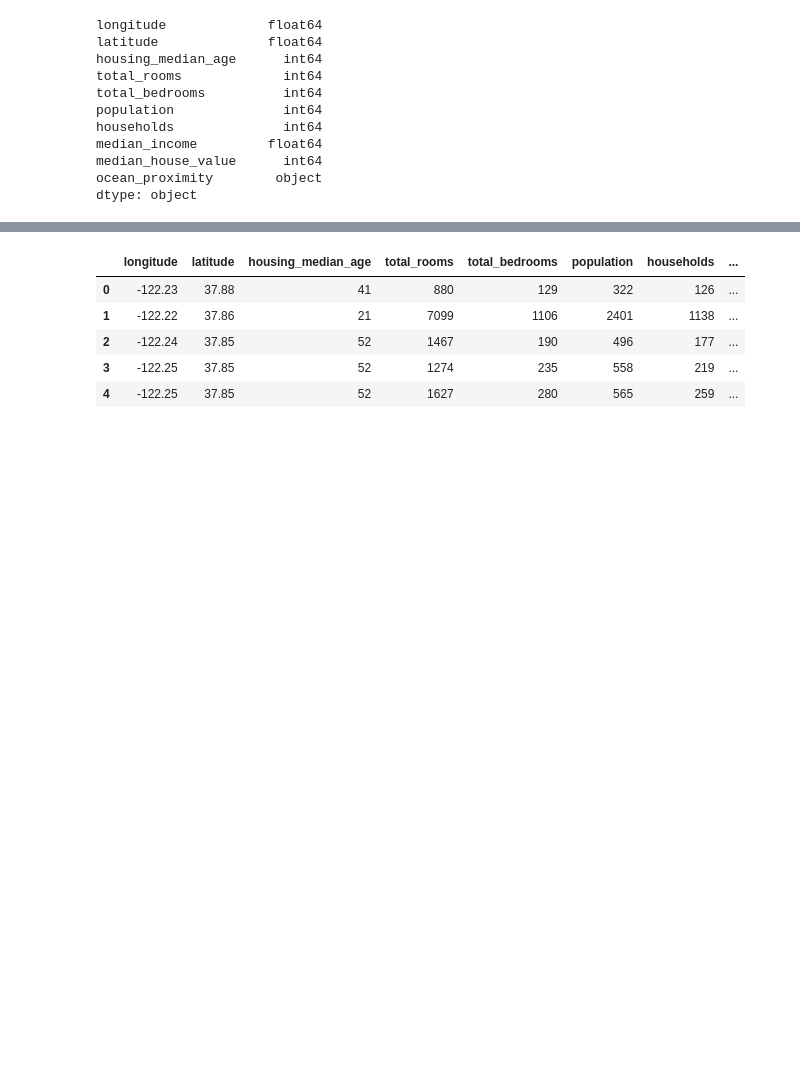
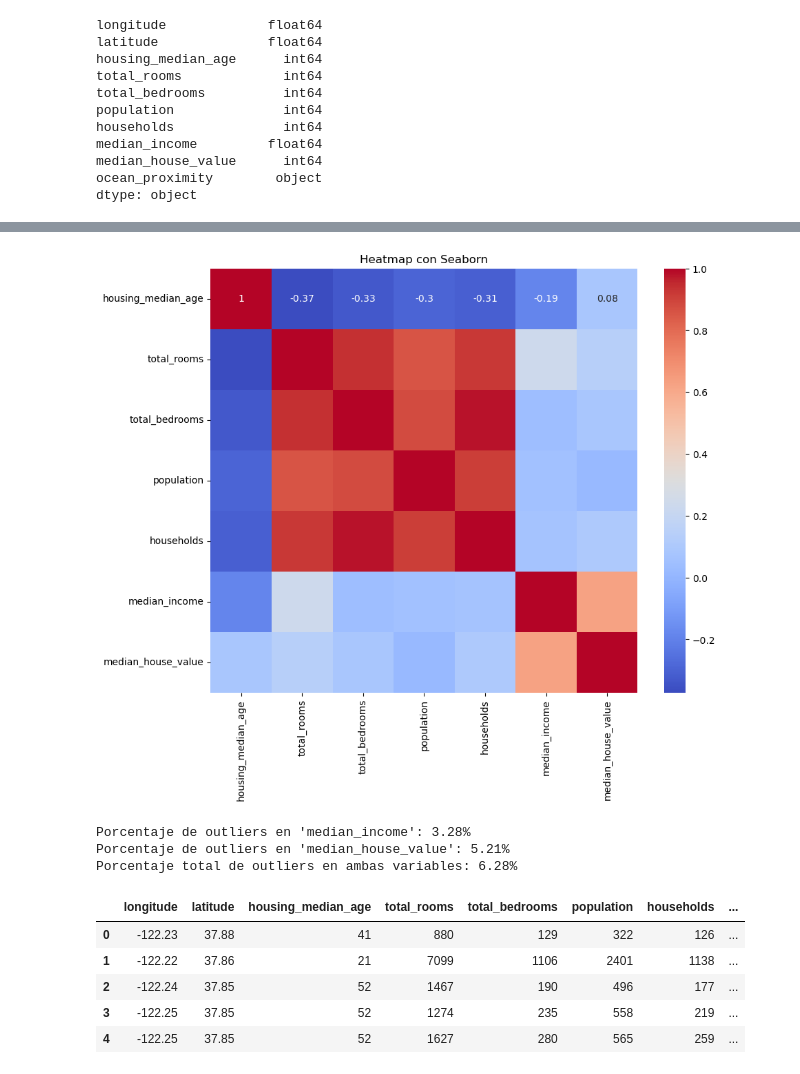
Before and after one commit to Ateibuzena/California_Housing_Prices, a Jupyter notebook: eda_lu.ipynb, the cells around one changed output, grey strips where cells are left out. Drawn from its saved outputs; the diff is of its cells as text; code cells hidden in the pictures; blank space fills up the shorter version.

```diff
--- a/eda_lu.ipynb
+++ b/eda_lu.ipynb
@@ -279,0 +296,19 @@ plt.show()
+# %%
+
+# Supongamos que df es tu DataFrame
+# Cálculo de Q1, Q3 y el rango intercuartílico (IQR)
+Q1 = df['median_income'].quantile(0.25)
+Q3 = df['median_income'].quantile(0.75)
+IQR = Q3 - Q1
+
+# Identificación de outliers
+filtro_outliers_income = (df['median_income'] < (Q1 - 1.5 * IQR)) | (df['median_income'] > (Q3 + 1.5 * IQR))
+
+# Similar para 'medianHouseValue'
+Q1 = df['median_house_value'].quantile(0.25)
+Q3 = df['median_house_value'].quantile(0.75)
+IQR = Q3 - Q1
+filtro_outliers_house_value = (df['median_house_value'] < (Q1 - 1.5 * IQR)) | (df['median_house_value'] > (Q3 + 1.5 * IQR))
+
+# Aplicar filtros si quieres eliminar ambos tipos de outliers
+df_clean = df[~(filtro_outliers_income | filtro_outliers_house_value)]
@@ -279,0 +321,47 @@ plt.show()
+# %%
+# Crear un heatmap con Seaborn
+plt.figure(figsize=(10, 8))  # Tamaño del gráfico
+sns.heatmap(df_clean.drop(columns = ['latitude', 'longitude', 'ocean_proximity']).corr(), annot=True, cmap='coolwarm')  # Crear el heatmap con la matriz de correlación de df
+plt.title('Heatmap con Seaborn')  # Título del gráfico
+plt.show()
+# %% [output]
+[figure, added]
+# %%
+# Cálculo de Q1, Q3 y el rango intercuartílico (IQR) para 'medianIncome'
+Q1_income = df['median_income'].quantile(0.25)
+Q3_income = df['median_income'].quantile(0.75)
+IQR_income = Q3_income - Q1_income
+
+# Identificación de outliers para 'medianIncome'
+filtro_outliers_income = (df['median_income'] < (Q1_income - 1.5 * IQR_income)) | (df['median_income'] > (Q3_income + 1.5 * IQR_income))
+
+# Cálculo de Q1, Q3 y el IQR para 'medianHouseValue'
+Q1_house = df['median_house_value'].quantile(0.25)
+Q3_house = df['median_house_value'].quantile(0.75)
+IQR_house = Q3_house - Q1_house
+
+# Identificación de outliers para 'medianHouseValue'
+filtro_outliers_house_value = (df['median_house_value'] < (Q1_house - 1.5 * IQR_house)) | (df['median_house_value'] > (Q3_house + 1.5 * IQR_house))
+
+# Conteo de outliers
+num_outliers_income = df[filtro_outliers_income].shape[0]
+num_outliers_house_value = df[filtro_outliers_house_value].shape[0]
+
+# Total de outliers
+total_outliers = df[filtro_outliers_income | filtro_outliers_house_value].shape[0]
+
+# Número total de registros
+total_records = df.shape[0]
+
+# Cálculo del porcentaje de outliers
+percentage_outliers_income = (num_outliers_income / total_records) * 100
+percentage_outliers_house_value = (num_outliers_house_value / total_records) * 100
+percentage_total_outliers = (total_outliers / total_records) * 100
+
+print(f"Porcentaje de outliers en 'median_income': {percentage_outliers_income:.2f}%")
+print(f"Porcentaje de outliers en 'median_house_value': {percentage_outliers_house_value:.2f}%")
+print(f"Porcentaje total de outliers en ambas variables: {percentage_total_outliers:.2f}%")
+# %% [output]
+Porcentaje de outliers en 'median_income': 3.28%
+Porcentaje de outliers en 'median_house_value': 5.21%
+Porcentaje total de outliers en ambas variables: 6.28%
```
Also changed, not shown: parts of 33 cells of this notebook.
